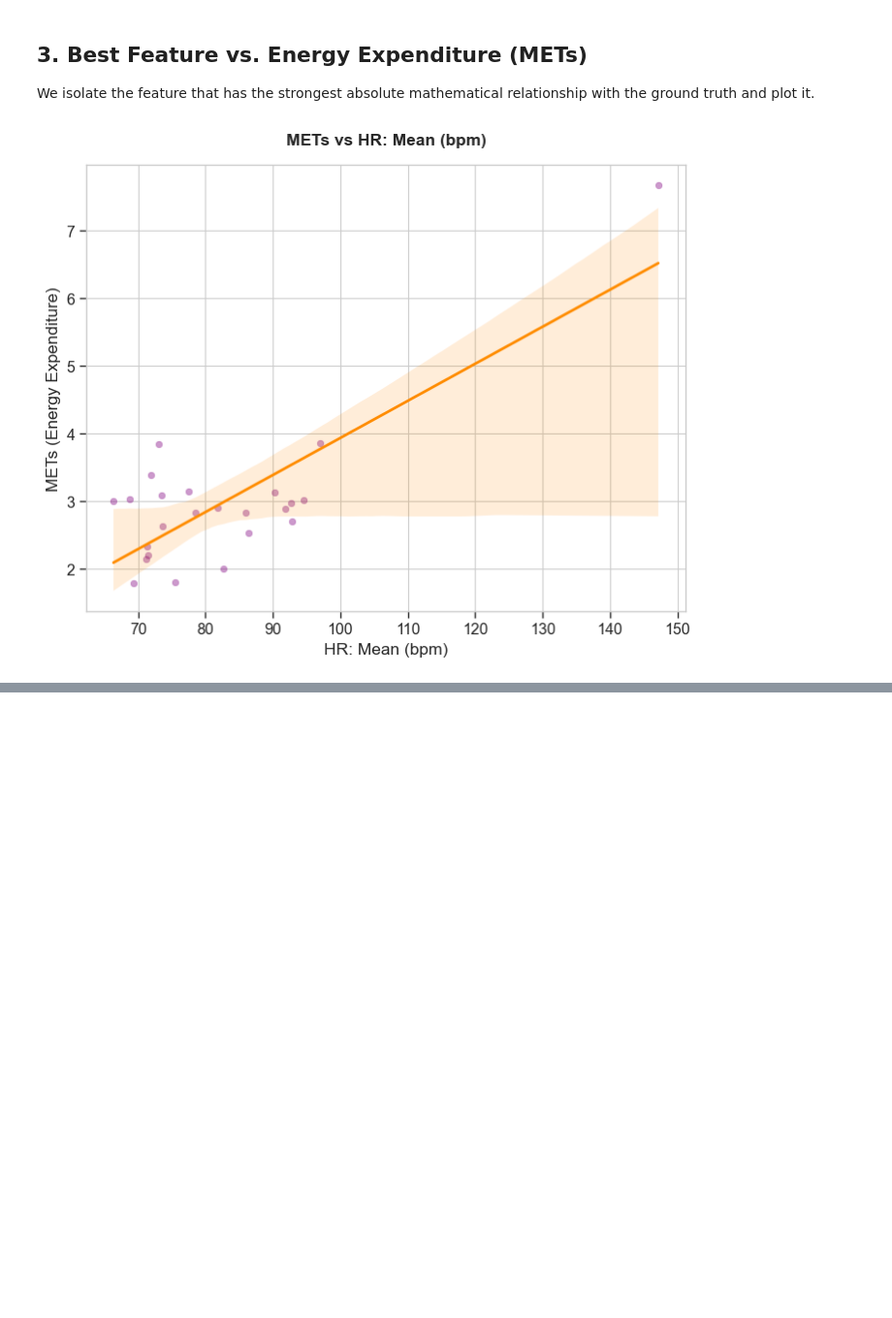
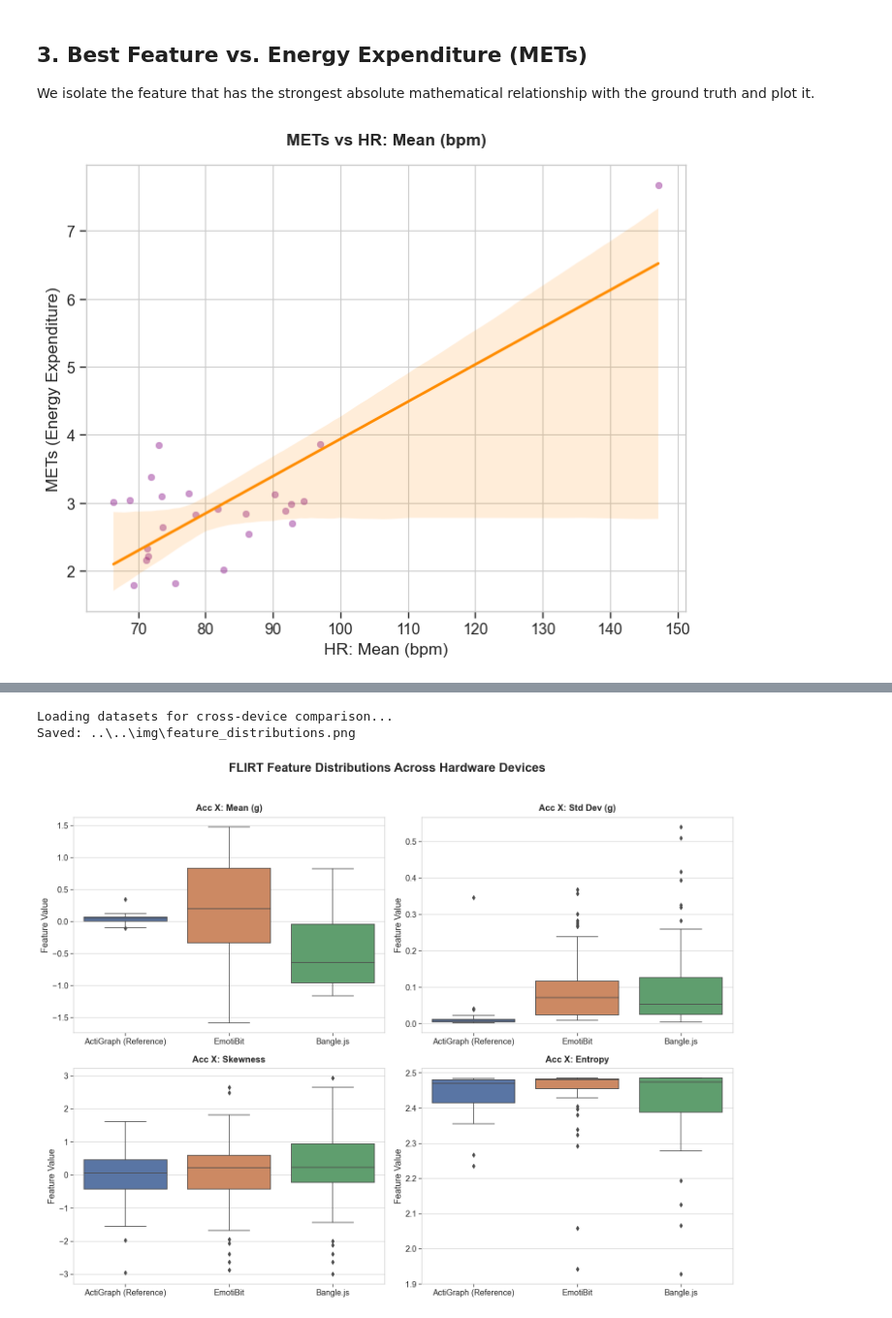
Before and after one commit to yasminakoor04/DIWAH, a Jupyter notebook: scripts/visualize_flirt_features.ipynb, the cells around one changed output, grey strips where cells are left out. Shown at 97% size. Saved outputs shown, nothing was run; the diff lists cells and outputs as text; code cells hidden in the pictures; blank space fills up the shorter version.

```diff
--- a/scripts/visualize_flirt_features.ipynb
+++ b/scripts/visualize_flirt_features.ipynb
@@ -125,0 +130,65 @@ plt.show()
+# %%
+import os
+from pathlib import Path
+import pandas as pd
+import numpy as np
+import matplotlib.pyplot as plt
+import seaborn as sns
+
+# Set paths
+DATA_DIR = Path("Acc_pipe/data/processed")
+
+print("Loading datasets for cross-device comparison...")
+df_ref = pd.read_csv(DATA_DIR / "flirt_reference.csv", index_col=0)
+df_emo = pd.read_csv(DATA_DIR / "flirt_emotibit.csv", index_col=0)
+df_ban = pd.read_csv(DATA_DIR / "flirt_bangle.csv", index_col=0)
+
+def extract_device_features(df, prefix, device_name):
+    # Select our target features
+    cols = [f"{prefix}_acc_x_mean", f"{prefix}_acc_x_std", f"{prefix}_acc_x_skewness", f"{prefix}_acc_x_entropy"]
+    # Drop rows missing these columns (if any)
+    df_sub = df[cols].copy().dropna()
+    df_sub.columns = ["Mean (g)", "Std Dev (g)", "Skewness", "Entropy"]
+    df_sub["Device"] = device_name
+    return df_sub
+
+df_ref_sub = extract_device_features(df_ref, "reference", "ActiGraph (Reference)")
+df_emo_sub = extract_device_features(df_emo, "emotibit", "EmotiBit")
+df_ban_sub = extract_device_features(df_ban, "bangle", "Bangle.js")
+
+# Combine and Melt
+combined_df = pd.concat([df_ref_sub, df_emo_sub, df_ban_sub], ignore_index=True)
+melted_df = pd.melt(combined_df, id_vars=["Device"], var_name="Feature", value_name="Value")
+
+# Plotting
+plt.style.use('seaborn-v0_8-whitegrid')
+sns.set_context("paper", font_scale=1.5)
+
+fig, axes = plt.subplots(2, 2, figsize=(16, 12))
+axes = axes.flatten()
+
+features = ["Mean (g)", "Std Dev (g)", "Skewness", "Entropy"]
+colors = ["#4C72B0", "#DD8452", "#55A868"]
+
+for idx, feature in enumerate(features):
+    ax = axes[idx]
+    sns.boxplot(data=melted_df[melted_df["Feature"] == feature], x="Device", y="Value", ax=ax, palette=colors)
+    ax.set_title(f"Acc X: {feature}", fontweight='bold', pad=10)
+    ax.set_xlabel("")
+    ax.set_ylabel("Feature Value")
+
+plt.suptitle("FLIRT Feature Distributions Across Hardware Devices", fontsize=20, fontweight='bold', y=1.02)
+plt.tight_layout()
+
+# Save for thesis
+IMG_DIR = Path("../../img")
+IMG_DIR.mkdir(parents=True, exist_ok=True)
+plot_path = IMG_DIR / "feature_distributions.png"
+plt.savefig(plot_path, dpi=300, bbox_inches='tight')
+print(f"Saved: {plot_path}")
+
+plt.show()
+# %% [output]
+Loading datasets for cross-device comparison...
+Saved: ..\..\img\feature_distributions.png
+[figure, added]
```
Also changed, not shown: parts of 1 cell of this notebook, 1 other file.
